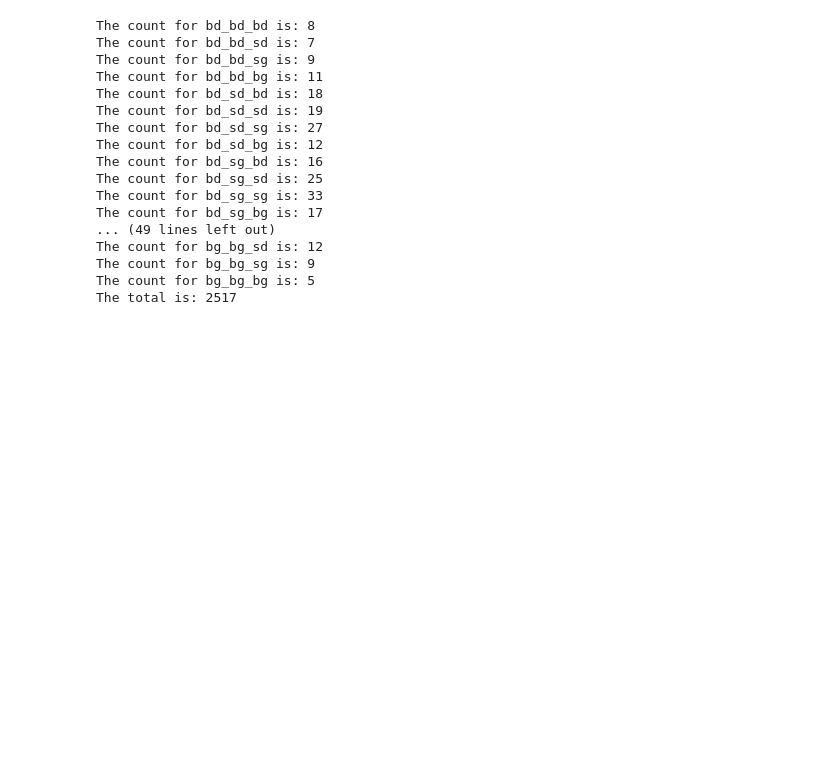
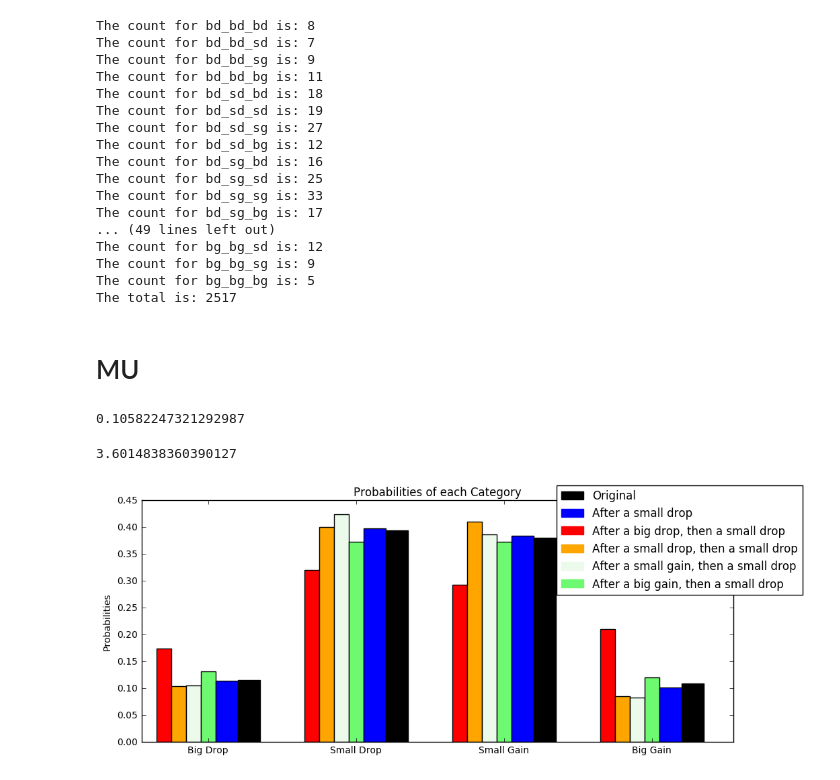
Before and after one commit to arnokha/stock_play, a Jupyter notebook: Practice 08 - Three Day Momentum.ipynb, the cells around one changed output. Saved outputs shown, nothing was run; the diff lists cells and outputs as text; code cells hidden in the pictures; blank space fills up the shorter version.

```diff
--- a/Practice 08 - Three Day Momentum.ipynb
+++ b/Practice 08 - Three Day Momentum.ipynb
@@ -368,3 +390,28 @@ The count for bg_bg_sd is: 12
 The count for bg_bg_sg is: 9
 The count for bg_bg_bg is: 5
 The total is: 2517
+# %% [markdown]
+# MU
+# %%
+df = pd.DataFrame()
+df = df.from_csv('mu.csv')
+daily_movements = get_price_movements(df)
+
+movement_categories = categorize_movements(daily_movements, n_cats=4)
+category_probabilities = get_category_probabilities(movement_categories)
+
+two_day_trends = get_two_day_trends(movement_categories)
+three_day_trends = get_three_day_trends(movement_categories)
+# %%
+np.mean(daily_movements)
+# %% [output]
+0.10582247321292987
+# %%
+np.std(daily_movements)
+# %% [output]
+3.6014838360390127
+# %%
+plot_three_day_probability_bar_graph('sd', two_day_trends, three_day_trends)
+plt.show()
+# %% [output]
+[figure, added]
```
Also changed, not shown: parts of 4 cells of this notebook, 8 other files.
